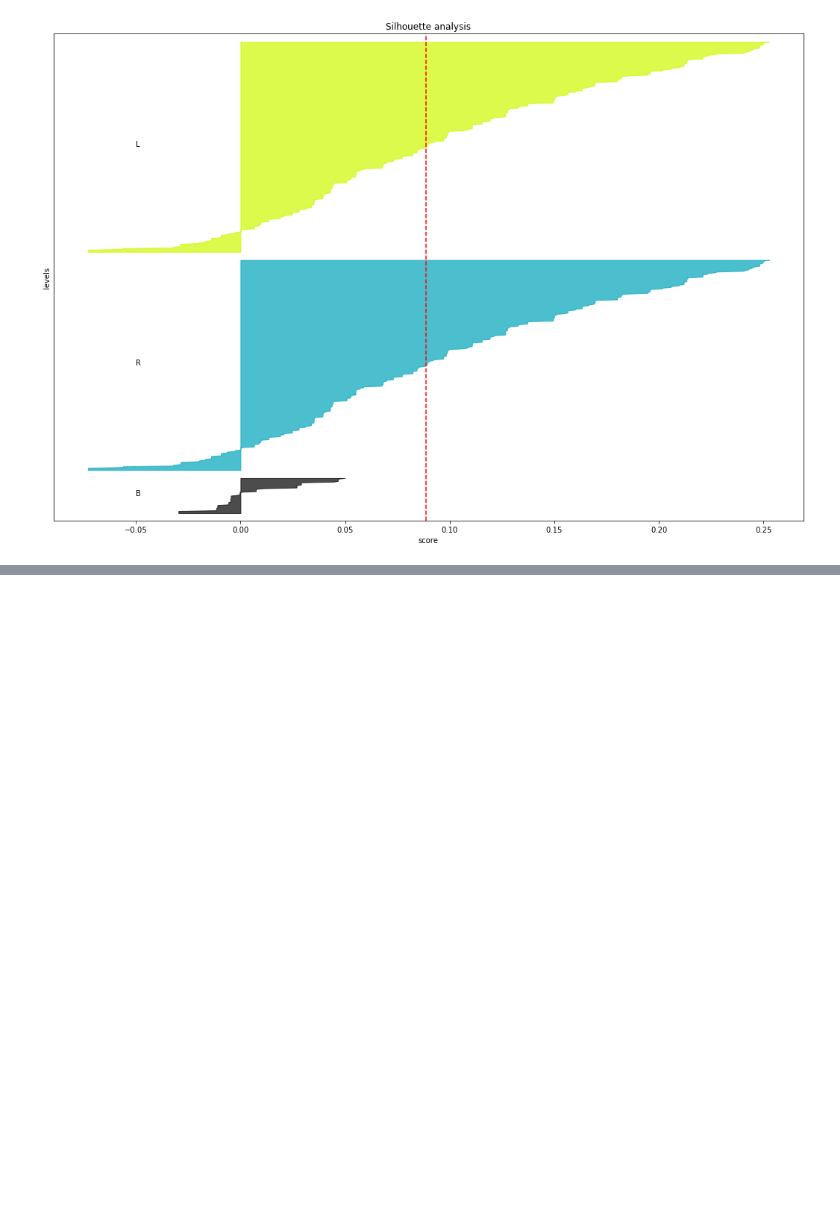
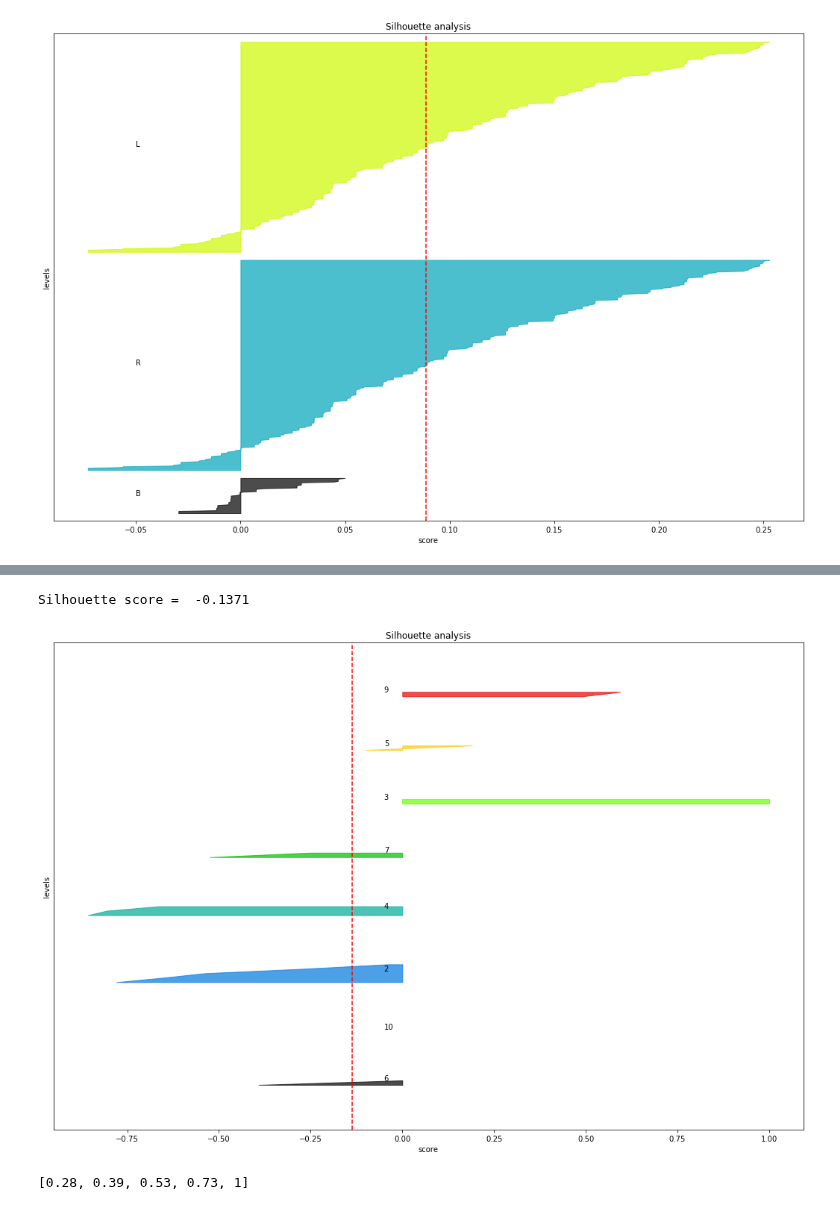
Before and after one commit to miltonluaces/ds_topics, a Jupyter notebook: 43_lernability/dimension_weighting.ipynb, the cells around one changed output, grey strips where cells are left out. Cells and saved outputs as stored; diff of their text form; code cells hidden in the pictures; blank space fills up the shorter version.

Commit message:
time series weighting

```diff
--- a/43_lernability/dimension_weighting.ipynb
+++ b/43_lernability/dimension_weighting.ipynb
@@ -79,0 +81,4 @@ Silhouette score =  0.0888
+# %%
+data = pd.read_csv(csv_path + '/toy/regression_tsClass_toy.csv')
+ds = data[['t1', 't2', 't3', 't4', 't5', 'fcst1']]
+ds.head()
@@ -79,0 +92,10 @@ Silhouette score =  0.0888
+# %%
+silhouette_analysis(ds=ds, label_column='fcst1')
+# %% [output]
+Silhouette score =  -0.1371
+[figure, added]
+# %%
+ew = get_exponential_weights(n=5, disc_factor=0.27)
+ew
+# %% [output]
+[0.28, 0.39, 0.53, 0.73, 1]
```
Also changed, not shown: parts of 10 cells of this notebook, 1 other file.
